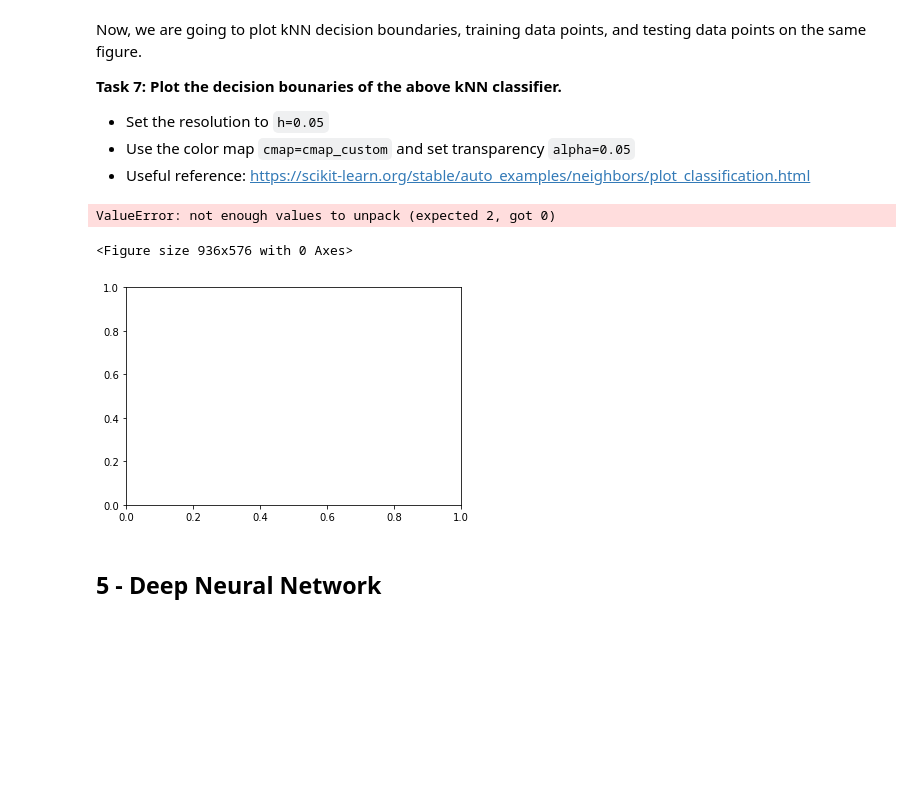
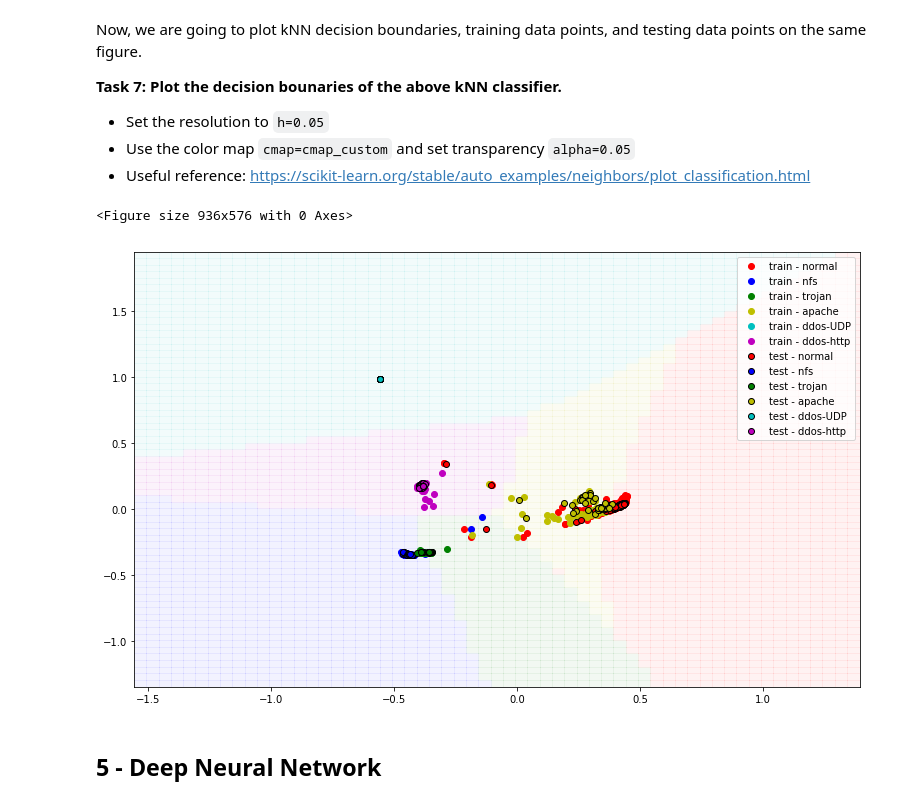
Before and after one commit to tinvo015/CyberThreatDetection, a Jupyter notebook: src/EE418_Project2.ipynb, the cells around one changed output. Saved outputs shown, nothing was run; the diff lists cells and outputs as text; code cells hidden in the pictures; blank space fills up the shorter version.

```diff
--- a/src/EE418_Project2.ipynb
+++ b/src/EE418_Project2.ipynb
@@ -439,7 +439,7 @@ train_x_pca_2d = None
 #################################################################
 ##### Start code here #####
 transformer = KernelPCA(n_components=2, kernel='rbf', fit_inverse_transform=True, gamma=10)
-train_x_pca_2d = transformer.fit_transform(train_x_copy)
+train_x_pca_2d = transformer.fit_transform(train_x_copy,)
 
 ##### End code here #####
 #################################################################
@@ -542,7 +540,7 @@ cmap_custom = ListedColormap(['r', 'b', 'g', 'y', 'c', 'm'])
 #################################################################
 ##### Start code here #####
 h=0.05
-iris = test_x_pca_2d
+#iris = test_x_pca_2d
 
 x_min, x_max = test_x_pca_2d[:, 0].min() - 1, test_x_pca_2d[:, 0].max() + 1
 y_min, y_max = test_x_pca_2d[:, 1].min() - 1, test_x_pca_2d[:, 1].max() + 1
@@ -550,43 +548,42 @@ xx, yy = np.meshgrid(np.arange(x_min, x_max, h),
                      np.arange(y_min, y_max, h))
 
 
-#clf.fit(test_x_pca_2d, yy[0],test_x_pca_2d, yy[1] )
-#Z = clf.predict(np.c_[xx.ravel(), yy.ravel()])
+knn_clf.fit(test_x_pca_2d, test_y.ravel() )
+Z = knn_clf.predict(np.c_[xx.ravel(), yy.ravel()])
 Z = Z.reshape(xx.shape)
-plt.figure()
-plt.pcolormesh(xx, yy, cmap=cmap_custom,alpha=0.05)
+plt.figure(figsize=(13,8))
+plt.pcolormesh(xx, yy, Z, cmap=cmap_custom,alpha=0.05)
 
 ##### End code here #####
 #################################################################
 
 ########### Plot training data points ###########
 idx = 0
 label_idx = 0
 for label in data_labels:
     plt.scatter(train_x_pca_2d[idx : idx + train_size[label], 0], \
                 train_x_pca_2d[idx : idx + train_size[label], 1], \
                 c = colors[label_idx], \
                 label = 'train - ' + label)
     idx = idx + train_size[label]
     label_idx = label_idx + 1
 
 ########### Plot testing data points ###########
 idx = 0
 label_idx = 0
 for label in data_labels:
     plt.scatter(test_x_pca_2d[idx : idx + test_size[label], 0], \
                 test_x_pca_2d[idx : idx + test_size[label], 1], \
                 c = colors[label_idx], \
                 label = 'test - ' + label, edgecolor='k')
     idx = idx + test_size[label]
     label_idx = label_idx + 1
 
 plt.legend()
 plt.show()
 # %% [output]
-ValueError: not enough values to unpack (expected 2, got 0)
+<Figure size 936x576 with 0 Axes>
-<Figure size 936x576 with 0 Axes>
-[figure, old version]
+[figure, new version]
 # %% [markdown]
 ## 5 - Deep Neural Network
 # %% [markdown]
```
Also changed, not shown: parts of 3 cells of this notebook.
